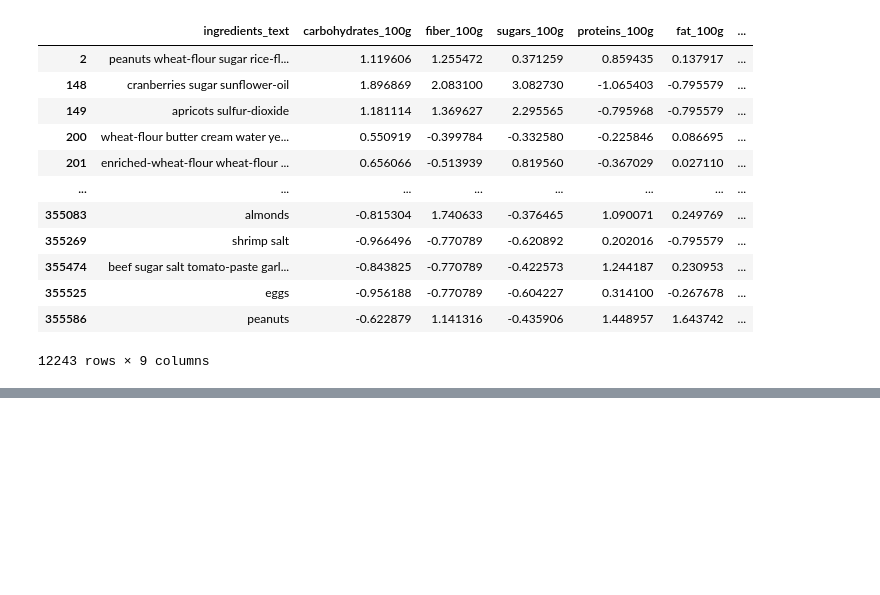
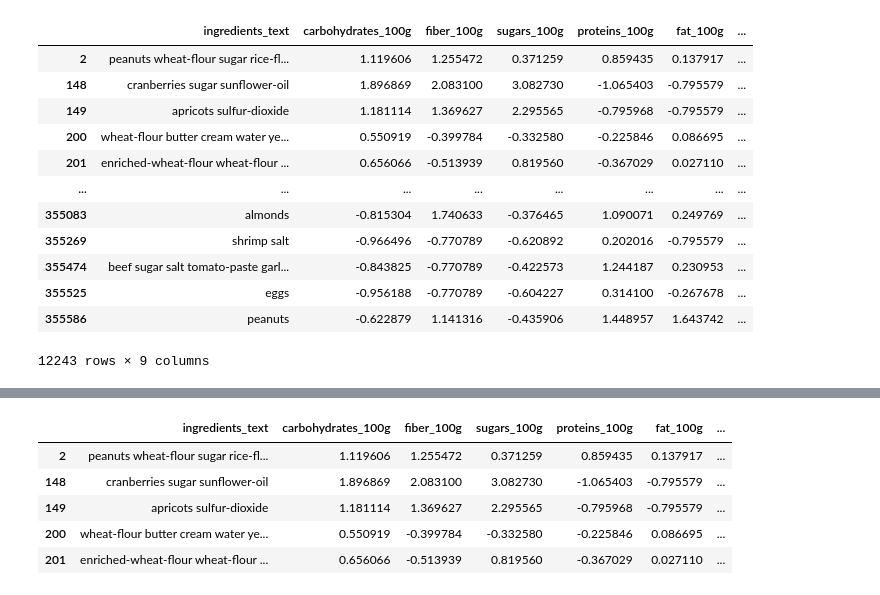
Before and after one commit to gabet2/STAT542, a Jupyter notebook: gabet/0_Preprocess.ipynb, the cells around one changed output, grey strips where cells are left out. Saved outputs shown, nothing was run; the diff lists cells and outputs as text; code cells hidden in the pictures; blank space fills up the shorter version.

```diff
--- a/gabet/0_Preprocess.ipynb
+++ b/gabet/0_Preprocess.ipynb
@@ -431,0 +368,10 @@ dtm.head()
+# %%
+sup_df['new_score'] = list(map(lambda x : 1 if x > 6 else 0, sup_df['nutrition-score-fr_100g']))
+sup_df.head()
+# %% [output]
+|  | ingredients_text | carbohydrates_100g | fiber_100g | sugars_100g | proteins_100g | fat_100g | ... |
+| 2 | peanuts wheat-flour sugar rice-fl... | 1.119606 | 1.255472 | 0.371259 | 0.859435 | 0.137917 | ... |
+| 148 | cranberries sugar sunflower-oil | 1.896869 | 2.083100 | 3.082730 | -1.065403 | -0.795579 | ... |
+| 149 | apricots sulfur-dioxide | 1.181114 | 1.369627 | 2.295565 | -0.795968 | -0.795579 | ... |
+| 200 | wheat-flour butter cream water ye... | 0.550919 | -0.399784 | -0.332580 | -0.225846 | 0.086695 | ... |
+| 201 | enriched-wheat-flour wheat-flour ... | 0.656066 | -0.513939 | 0.819560 | -0.367029 | 0.027110 | ... |
```
Also changed, not shown: parts of 39 cells of this notebook.
